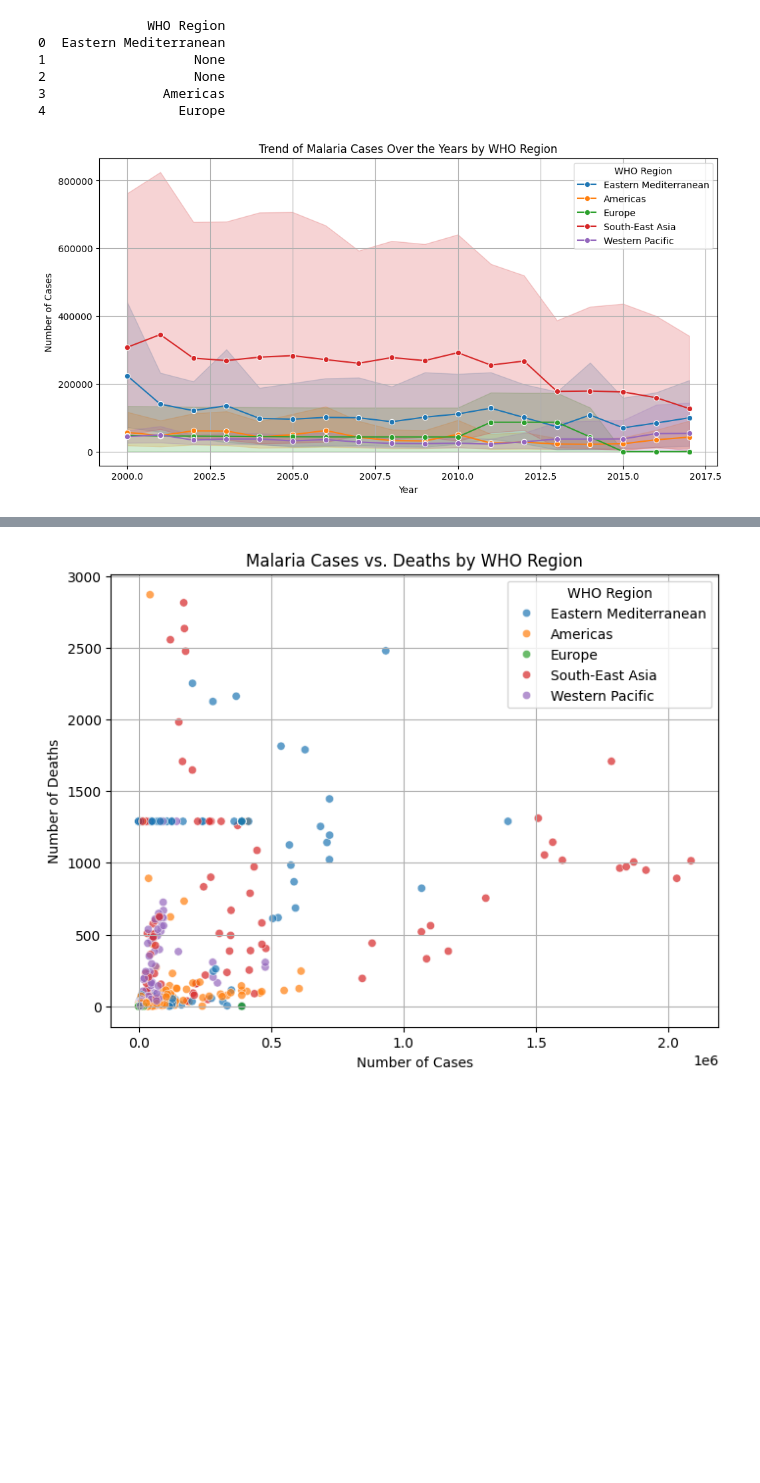
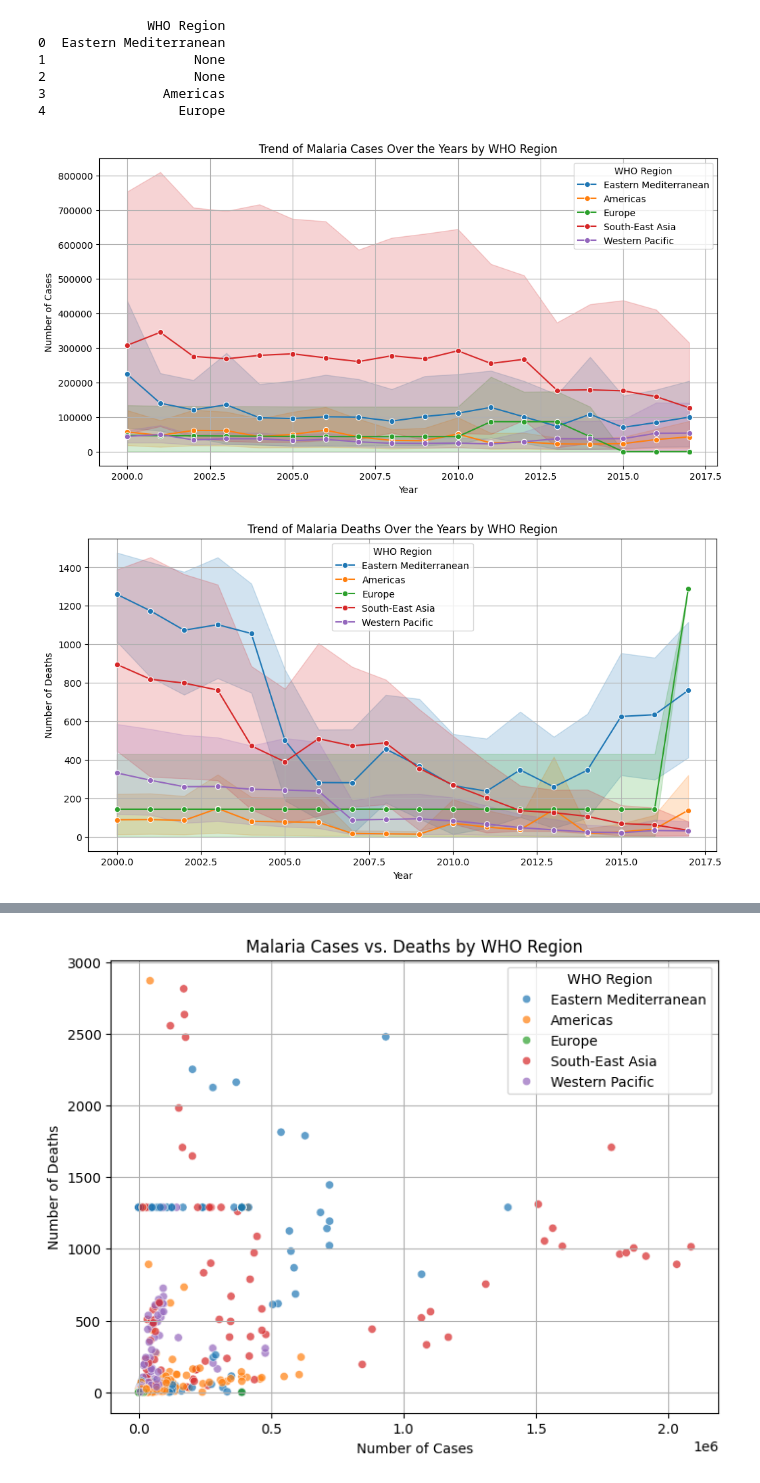
Before and after one commit to golibemartha/SDG-3-Malaria-prediction-AI, a Jupyter notebook: malaria_prediction.ipynb, the cells around one changed output, grey strips where cells are left out. Saved outputs shown, nothing was run; the diff lists cells and outputs as text; code cells hidden in the pictures; blank space fills up the shorter version.

```diff
--- a/malaria_prediction.ipynb
+++ b/malaria_prediction.ipynb
@@ -383,14 +402,25 @@ print(cleaned_df[['WHO Region']].head())
 3               Americas
 4                 Europe
 # %%
-# lineplot code
+# lineplot: Malaria cases over the yearsby WHO
 plt.figure(figsize=(12, 6))
 sns.lineplot(data=cleaned_df, x='Year', y='No. of cases', hue='WHO Region', marker='o')
 plt.title('Trend of Malaria Cases Over the Years by WHO Region')
 plt.xlabel('Year')
 plt.ylabel('Number of Cases')
 plt.legend(title='WHO Region')
 plt.grid(True)
 plt.show()
+
+# Line plot: Malaria deaths over the years
+plt.figure(figsize=(12, 6))
+sns.lineplot(data=cleaned_df, x='Year', y='No. of deaths', hue='WHO Region', marker='o')
+plt.title('Trend of Malaria Deaths Over the Years by WHO Region')
+plt.xlabel('Year')
+plt.ylabel('Number of Deaths')
+plt.legend(title='WHO Region')
+plt.grid(True)
+plt.show()
 # %% [output]
-[figure, old version]
+[figure, new version]
+[figure, added]
```
Also changed, not shown: parts of 4 cells of this notebook.
